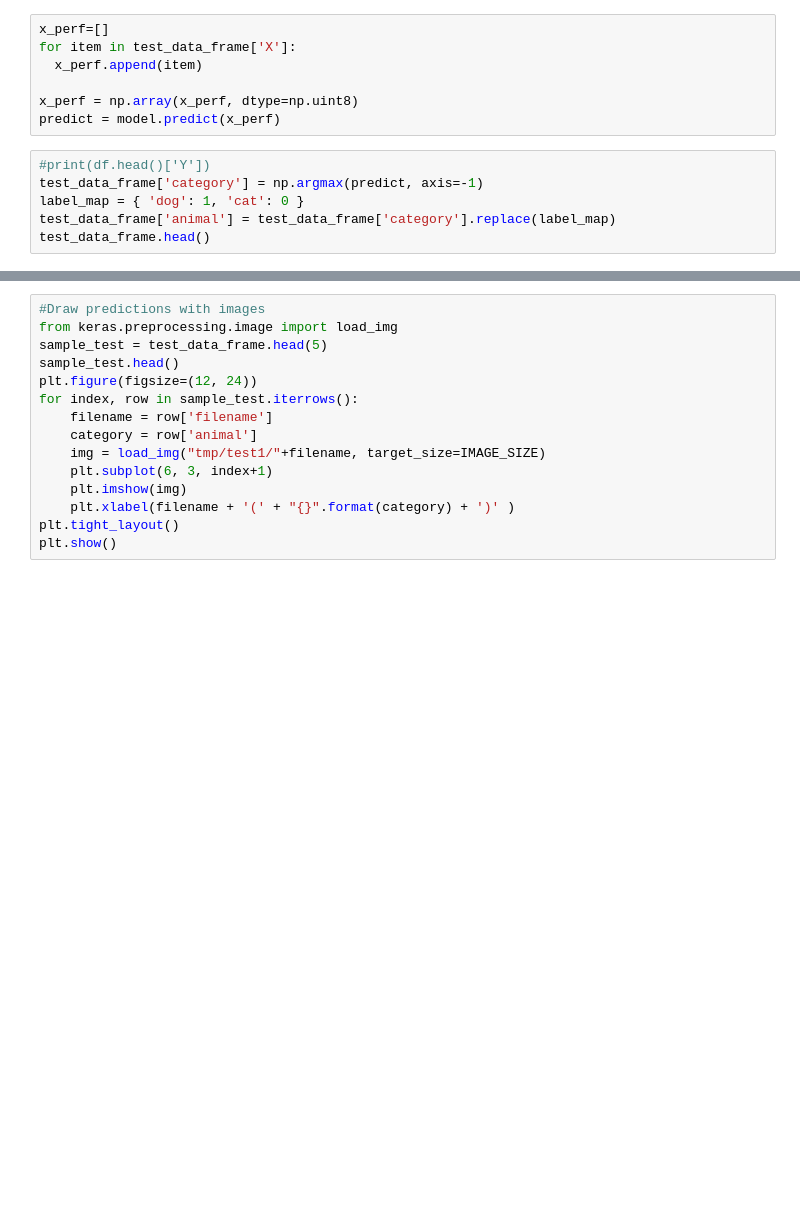
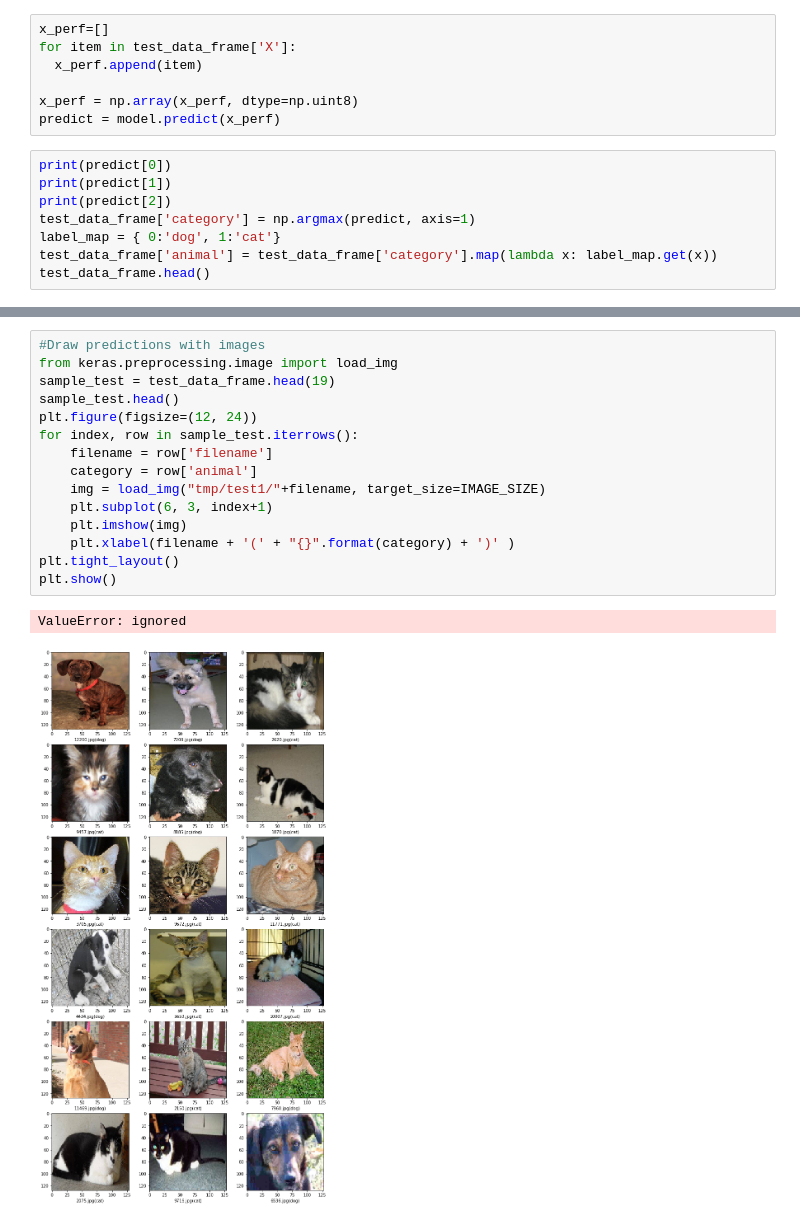
Before and after one commit to phat-ng-eroad/cnn, a Jupyter notebook: cat_and_dog_classifier.ipynb, the cells around one changed output, grey strips where cells are left out. Saved outputs shown, nothing was run; the diff lists cells and outputs as text; blank space fills up the shorter version.

```diff
--- a/cat_and_dog_classifier.ipynb
+++ b/cat_and_dog_classifier.ipynb
@@ -196,8 +211,10 @@ for item in test_data_frame['X']:
 x_perf = np.array(x_perf, dtype=np.uint8)
 predict = model.predict(x_perf)
 # %%
-#print(df.head()['Y'])
-test_data_frame['category'] = np.argmax(predict, axis=-1)
-label_map = { 'dog': 1, 'cat': 0 }
-test_data_frame['animal'] = test_data_frame['category'].replace(label_map)
+print(predict[0])
+print(predict[1])
+print(predict[2])
+test_data_frame['category'] = np.argmax(predict, axis=1)
+label_map = { 0:'dog', 1:'cat'}
+test_data_frame['animal'] = test_data_frame['category'].map(lambda x: label_map.get(x))
 test_data_frame.head()
@@ -204,15 +231,18 @@ test_data_frame.head()
 # %%
 #Draw predictions with images
 from keras.preprocessing.image import load_img
-sample_test = test_data_frame.head(5)
+sample_test = test_data_frame.head(19)
 sample_test.head()
 plt.figure(figsize=(12, 24))
 for index, row in sample_test.iterrows():
     filename = row['filename']
     category = row['animal']
     img = load_img("tmp/test1/"+filename, target_size=IMAGE_SIZE)
     plt.subplot(6, 3, index+1)
     plt.imshow(img)
     plt.xlabel(filename + '(' + "{}".format(category) + ')' )
 plt.tight_layout()
 plt.show()
+# %% [output]
+ValueError: ignored
+[figure, added]
```
Also changed, not shown: parts of 3 cells of this notebook.
